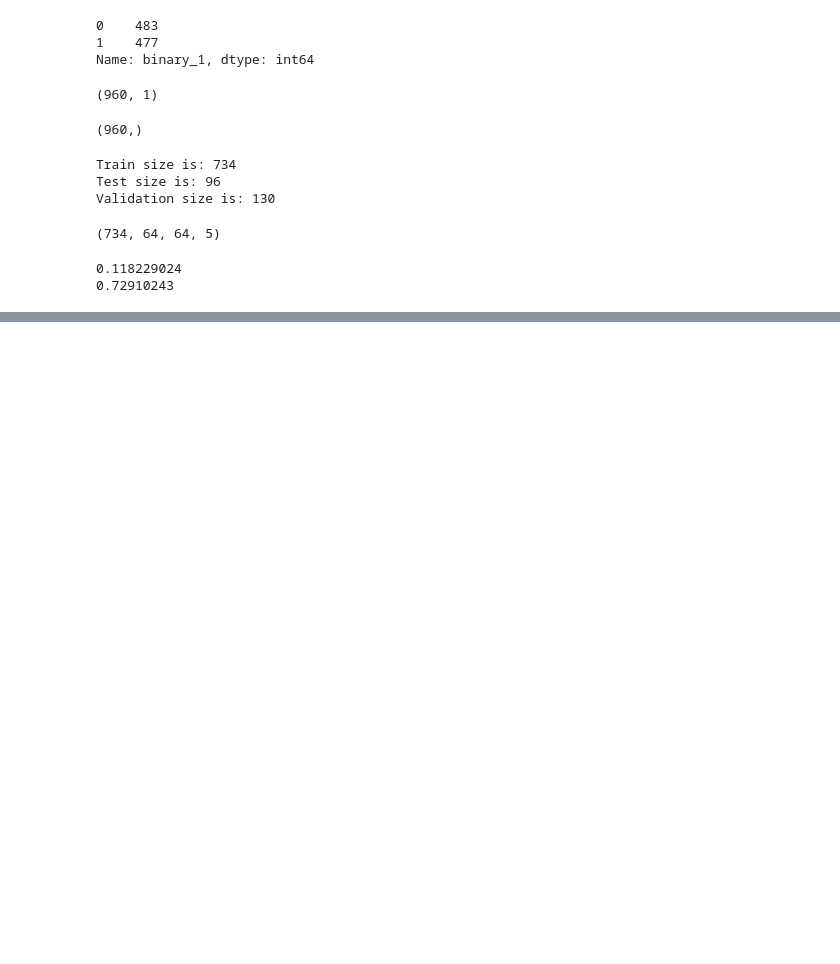
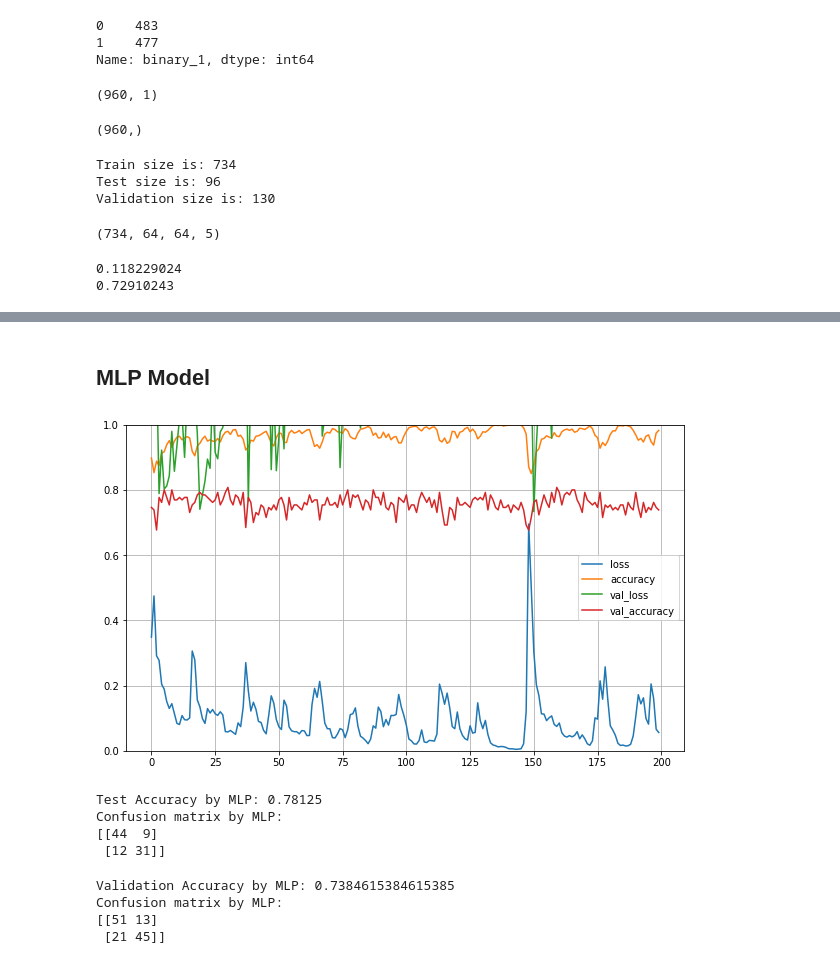
Before and after one commit to wanwanliang/Image_Processing_and_Deep_Learning, a Jupyter notebook: code/CNNs_WSR.ipynb, the cells around one changed output, grey strips where cells are left out. Drawn from its saved outputs; the diff is of its cells as text; code cells hidden in the pictures; blank space fills up the shorter version.

```diff
--- a/code/CNNs_WSR.ipynb
+++ b/code/CNNs_WSR.ipynb
@@ -387,0 +460,6 @@ Epoch 4/200
+# %%
+rf_clf = rfc(n_estimators=500, random_state=6)
+svm_clf = svc(gamma='scale', random_state=6)
+
+rf_clf.fit(x_train, y_train)
+svm_clf.fit(x_train, y_train)
@@ -387,0 +507,2 @@ Epoch 4/200
+# %% [markdown]
+## MLP Model
@@ -387,0 +512,40 @@ Epoch 4/200
+# %%
+mlp_model = keras.models.Sequential()
+mlp_model.add(Dense(30, input_dim = 26, activation='relu'))
+mlp_model.add(Dense(30, activation='relu'))
+mlp_model.add(Dense(2, activation='sigmoid'))
+# %%
+mlp_model.compile(loss='sparse_categorical_crossentropy',
+                  optimizer = keras.optimizers.Adam(learning_rate=0.01),
+                  metrics=['accuracy'])
+# %%
+fit_history = mlp_model.fit(x_train, y_train, epochs=200,batch_size=16,verbose=0, validation_data=(x_val, y_val))
+# %%
+pd.DataFrame(fit_history.history).plot(figsize=(10,6))
+plt.grid(True)
+plt.gca().set_ylim(0,1)
+plt.show()
+# %% [output]
+[figure, added]
+# %%
+y_pred_mlp = mlp_model.predict_classes(x_test)
+print("Test Accuracy by MLP: {}".format(accuracy_score(y_test, y_pred_mlp)))
+
+print("Confusion matrix by MLP:")
+print(confusion_matrix(y_test, y_pred_mlp))
+# %% [output]
+Test Accuracy by MLP: 0.78125
+Confusion matrix by MLP:
+[[44  9]
+ [12 31]]
+# %%
+y_pred_mlp = mlp_model.predict_classes(x_val)
+print("Validation Accuracy by MLP: {}".format(accuracy_score(y_val, y_pred_mlp)))
+
+print("Confusion matrix by MLP:")
+print(confusion_matrix(y_val, y_pred_mlp))
+# %% [output]
+Validation Accuracy by MLP: 0.7384615384615385
+Confusion matrix by MLP:
+[[51 13]
+ [21 45]]
```
Also changed, not shown: parts of 26 cells of this notebook.
